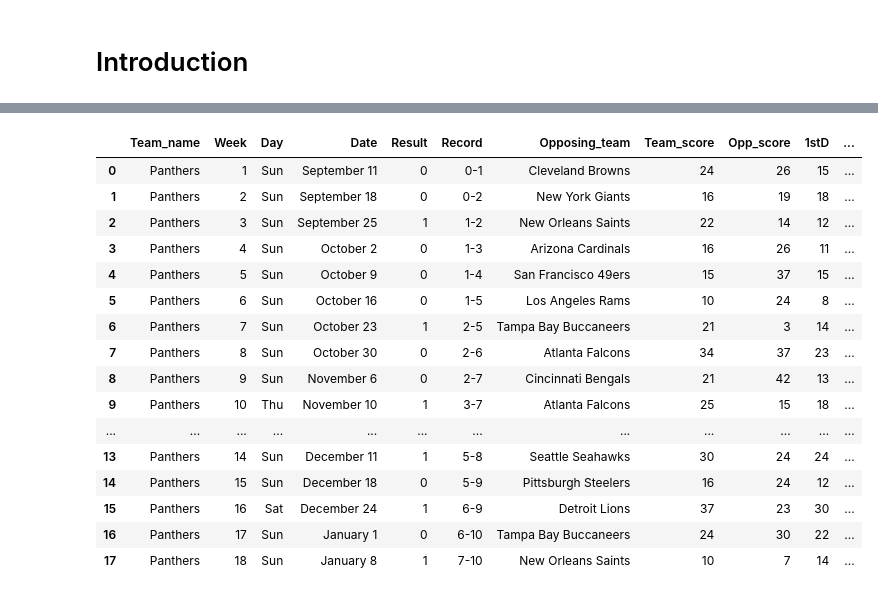
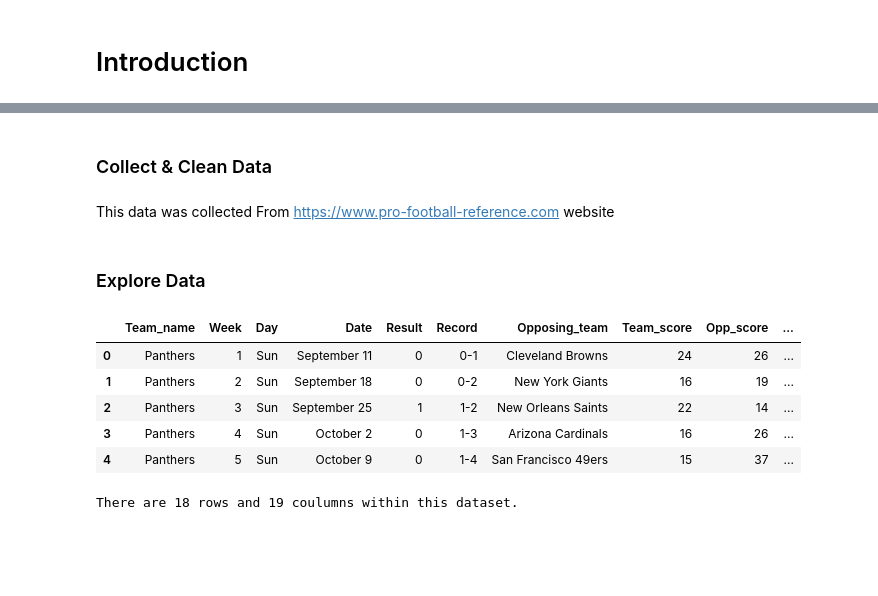
Before and after one commit to Luil0/NFL_stats, a Jupyter notebook: nfl_stats.ipynb, the cells around one changed output, grey strips where cells are left out. Cells and saved outputs as stored; diff of their text form; code cells hidden in the pictures; blank space fills up the shorter version.

```diff
--- a/nfl_stats.ipynb
+++ b/nfl_stats.ipynb
@@ -8,3 +10,7 @@ Are there any patterns
+# %% [markdown]
+### Collect & Clean Data
+# %% [markdown]
+This data was collected From https://www.pro-football-reference.com website
 # %%
 import requests
 from bs4 import BeautifulSoup
@@ -89,67 +95,65 @@ class Nfl_stats:
         columns[4] = "Result"
         columns[17] = "Toyd"
         columns[10] = "opp"
-        columns[-4] = "Defensive_TO"
+        columns[-4] = "Defense_TO"
         columns[-5] = "Defense_RushY"
         columns[-6] = "Defense_PassY"
+        columns[-8] = "Defense_1stD"
         new_data.columns = [columns[num] for num in index]
         # renaming columns in our dataframe so the stats match up
         team_stats_df = new_data.rename({
             "Rec": "Record",
             "Opp": "Opposing_team",
             "Tm":"Team_score",
-            "TotYd": "TotYd_offense",
-            "Toyd": "TotYd_defense",
+            "TotYd": "Offense_TotYd",
+            "Toyd": "Defense_TotYd",
             "opp": "Opp_score",
-            "TO":"Offensive_TO",
+            "TO":"Offense_TO",
             "RushY": "Offense_RushY",
-            "PassY": "Offense_PassY"
+            "PassY": "Offense_PassY",
+            "1stD": "Offense_1stD"
 
 
         }, axis="columns")
 
         # replacing some columns into numbers so then we can do better analysis
-        result_encoder = {'Result': {'L': 0, 'T': 0,'W': 1,' ' : pd.NA},
-                          'TotYd_offense' : {'' : 0},
-                          'TotYd_defense' : {'' : 0}}
+        result_encoder = {'Result': {'L': 0, 'T': 0,'W': 1,' ' : pd.NA}}
         team_stats_df.replace(result_encoder, inplace=True)
 
         # creating a week column so we know what week it is in the season
         week = list(range(1,len(team_stats_df) + 1))
         team_stats_df.insert(0, "Week", week)
 
-        # creting a column for the team we wanted to see and making a title
+        # creting a column for the team we wanted to see and making the first letter a capitol letter.
         team_name_col = pd.Series([f"{team.title()}"]).repeat(len(team_stats_df)).reset_index(drop=True)
 
         team_stats_df.insert(0,"Team_name", team_name_col)
 
-        # making columns certain into int
-        columns_int_list = ["Result","Team_score","Opp_score","1stD","TotYd_offense","Offense_PassY","Offense_RushY","Offensive_TO","1stD","TotYd_defense","Defense_PassY","Defense_RushY","Defensive_TO"]
+        # making that need to be numbers into int's
+        columns_int_list = ["Result","Team_score","Opp_score","Offense_1stD","Offense_TotYd","Offense_PassY","Offense_RushY","Offense_TO","Defense_1stD","Defense_TotYd","Defense_PassY","Defense_RushY","Defense_TO"]
         for column in columns_int_list:
             columns_list_na = team_stats_df[column].replace(["","bye"],0)
             team_stats_df[column]= columns_list_na.astype(int)
 
         return team_stats_df
+# %% [markdown]
+### Explore Data
 # %%
 # calling the
+# to create an object we call Nfl_stats().team_stats("team name", Year)
 panthers_data = Nfl_stats().team_stats("panthers", 2022)
 
-panthers_data
+panthers_data.head()
 # %% [output]
-|  | Team_name | Week | Day | Date | Result | Record | Opposing_team | Team_score | Opp_score | 1stD | ... |
-| 0 | Panthers | 1 | Sun | September 11 | 0 | 0-1 | Cleveland Browns | 24 | 26 | 15 | ... |
-| 1 | Panthers | 2 | Sun | September 18 | 0 | 0-2 | New York Giants | 16 | 19 | 18 | ... |
-| 2 | Panthers | 3 | Sun | September 25 | 1 | 1-2 | New Orleans Saints | 22 | 14 | 12 | ... |
-| 3 | Panthers | 4 | Sun | October 2 | 0 | 1-3 | Arizona Cardinals | 16 | 26 | 11 | ... |
-| 4 | Panthers | 5 | Sun | October 9 | 0 | 1-4 | San Francisco 49ers | 15 | 37 | 15 | ... |
-| 5 | Panthers | 6 | Sun | October 16 | 0 | 1-5 | Los Angeles Rams | 10 | 24 | 8 | ... |
-| 6 | Panthers | 7 | Sun | October 23 | 1 | 2-5 | Tampa Bay Buccaneers | 21 | 3 | 14 | ... |
-| 7 | Panthers | 8 | Sun | October 30 | 0 | 2-6 | Atlanta Falcons | 34 | 37 | 23 | ... |
-| 8 | Panthers | 9 | Sun | November 6 | 0 | 2-7 | Cincinnati Bengals | 21 | 42 | 13 | ... |
-| 9 | Panthers | 10 | Thu | November 10 | 1 | 3-7 | Atlanta Falcons | 25 | 15 | 18 | ... |
-| ... | ... | ... | ... | ... | ... | ... | ... | ... | ... | ... | ... |
-| 13 | Panthers | 14 | Sun | December 11 | 1 | 5-8 | Seattle Seahawks | 30 | 24 | 24 | ... |
-| 14 | Panthers | 15 | Sun | December 18 | 0 | 5-9 | Pittsburgh Steelers | 16 | 24 | 12 | ... |
-| 15 | Panthers | 16 | Sat | December 24 | 1 | 6-9 | Detroit Lions | 37 | 23 | 30 | ... |
-| 16 | Panthers | 17 | Sun | January 1 | 0 | 6-10 | Tampa Bay Buccaneers | 24 | 30 | 22 | ... |
-| 17 | Panthers | 18 | Sun | January 8 | 1 | 7-10 | New Orleans Saints | 10 | 7 | 14 | ... |
+|  | Team_name | Week | Day | Date | Result | Record | Opposing_team | Team_score | Opp_score | ... |
+| 0 | Panthers | 1 | Sun | September 11 | 0 | 0-1 | Cleveland Browns | 24 | 26 | ... |
+| 1 | Panthers | 2 | Sun | September 18 | 0 | 0-2 | New York Giants | 16 | 19 | ... |
+| 2 | Panthers | 3 | Sun | September 25 | 1 | 1-2 | New Orleans Saints | 22 | 14 | ... |
+| 3 | Panthers | 4 | Sun | October 2 | 0 | 1-3 | Arizona Cardinals | 16 | 26 | ... |
+| 4 | Panthers | 5 | Sun | October 9 | 0 | 1-4 | San Francisco 49ers | 15 | 37 | ... |
+# %%
+rows = panthers_data.shape[0]
+columns = panthers_data.shape[1]
+print(f"There are {rows} rows and {columns} coulumns within this dataset.")
+# %% [output]
+There are 18 rows and 19 coulumns within this dataset.
```
Also changed, not shown: parts of 10 cells of this notebook.
